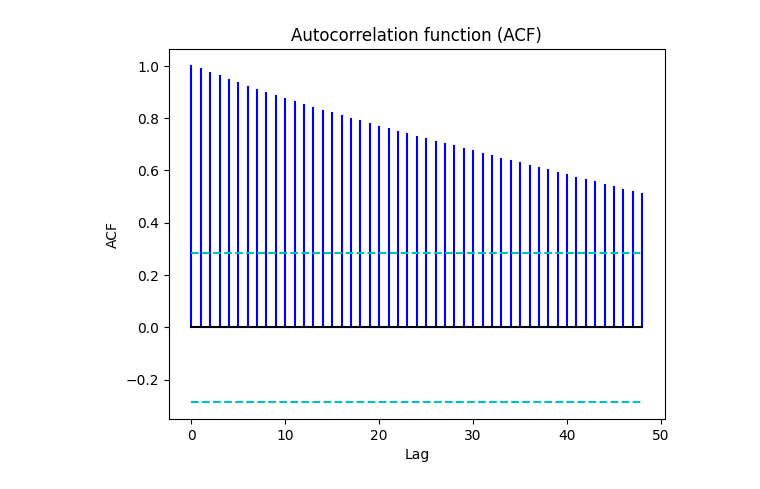
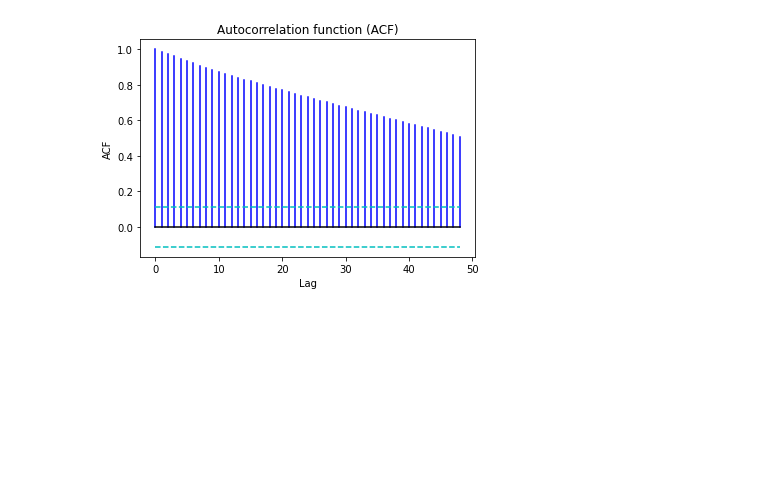
Before and after one commit to Carolje/TMA4285-Project, a Jupyter notebook: Dataplots.ipynb, the cells around one changed output. Saved outputs shown, nothing was run; the diff lists cells and outputs as text; code cells hidden in the pictures; blank space fills up the shorter version.

```diff
--- a/Dataplots.ipynb
+++ b/Dataplots.ipynb
@@ -37,8 +39,8 @@ plt.show()
 # %%
 acf_CPI=plots.acf(np.array(df.iloc[:,1]),48)
 
-plots.acf_plot(acf_CPI)
+plots.acf_plot(acf_CPI, n = len(np.array(df.iloc[:,1])))
 # %% [output]
-[figure, old version]
+[figure, new version]
 # %%
 acf_CPI=plots.pacf(np.array(df.iloc[:,1]),24)
```
Also changed, not shown: parts of 10 cells of this notebook, 2 other files.
